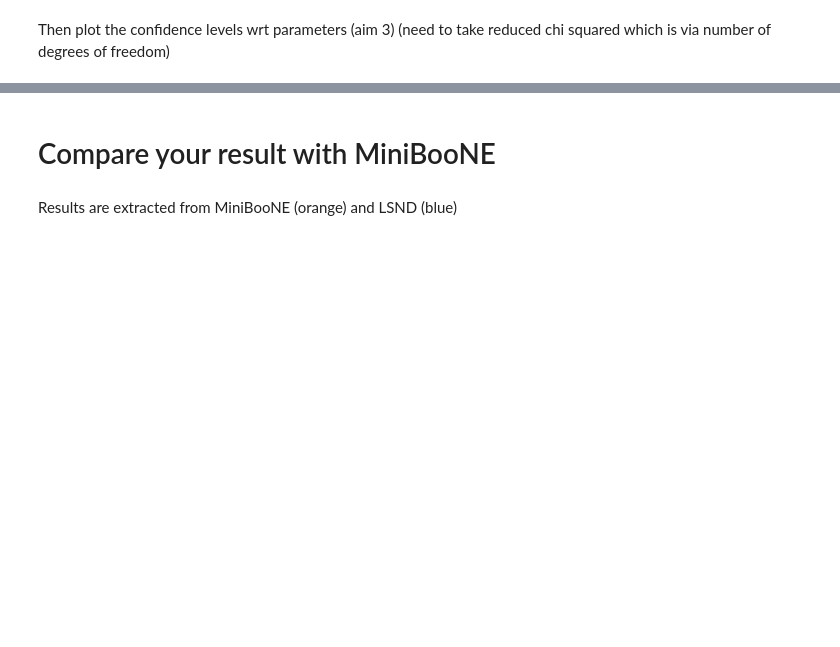
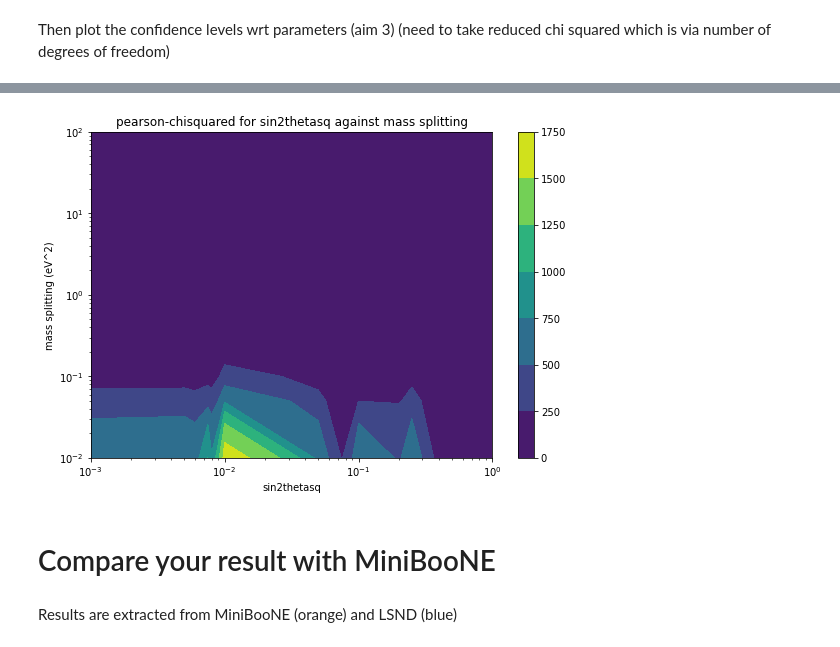
Before and after one commit to finnerudo/MScproject, a Jupyter notebook: MainAnalysis.ipynb, the cells around one changed output, grey strips where cells are left out. Cells and saved outputs as stored; diff of their text form; code cells hidden in the pictures; blank space fills up the shorter version.

```diff
--- a/MainAnalysis.ipynb
+++ b/MainAnalysis.ipynb
@@ -639,3 +568,23 @@ Then plot the confidence levels wrt parameters (aim 3) (need to take reduced chi
+# %%
+# assuming DOF is no of bins - 1
+k = 29
+# divide all chi squared values by this:
+chi_squared_div = np.divide(chi_squared_list_new, k)
+#print(chi_squared_list)
+#print(chi_squared_div)
+
+plt.figure(figsize = (9,6))
+cont = plt.contourf(sin2thetasq, del_m21, chi_squared_div)
+plt.colorbar(cont)
+plt.title("pearson-chisquared for sin2thetasq against mass splitting")
+plt.xlabel("sin2thetasq")
+plt.ylabel("mass splitting (eV^2)")
+plt.savefig("contour_map.png")
+plt.yscale('log')
+plt.xscale('log')
+plt.show()
+# %% [output]
+[figure, added]
 # %% [markdown]
 # Compare your result with MiniBooNE
 # %% [markdown]
```
Also changed, not shown: parts of 18 cells of this notebook, 2 other files.
